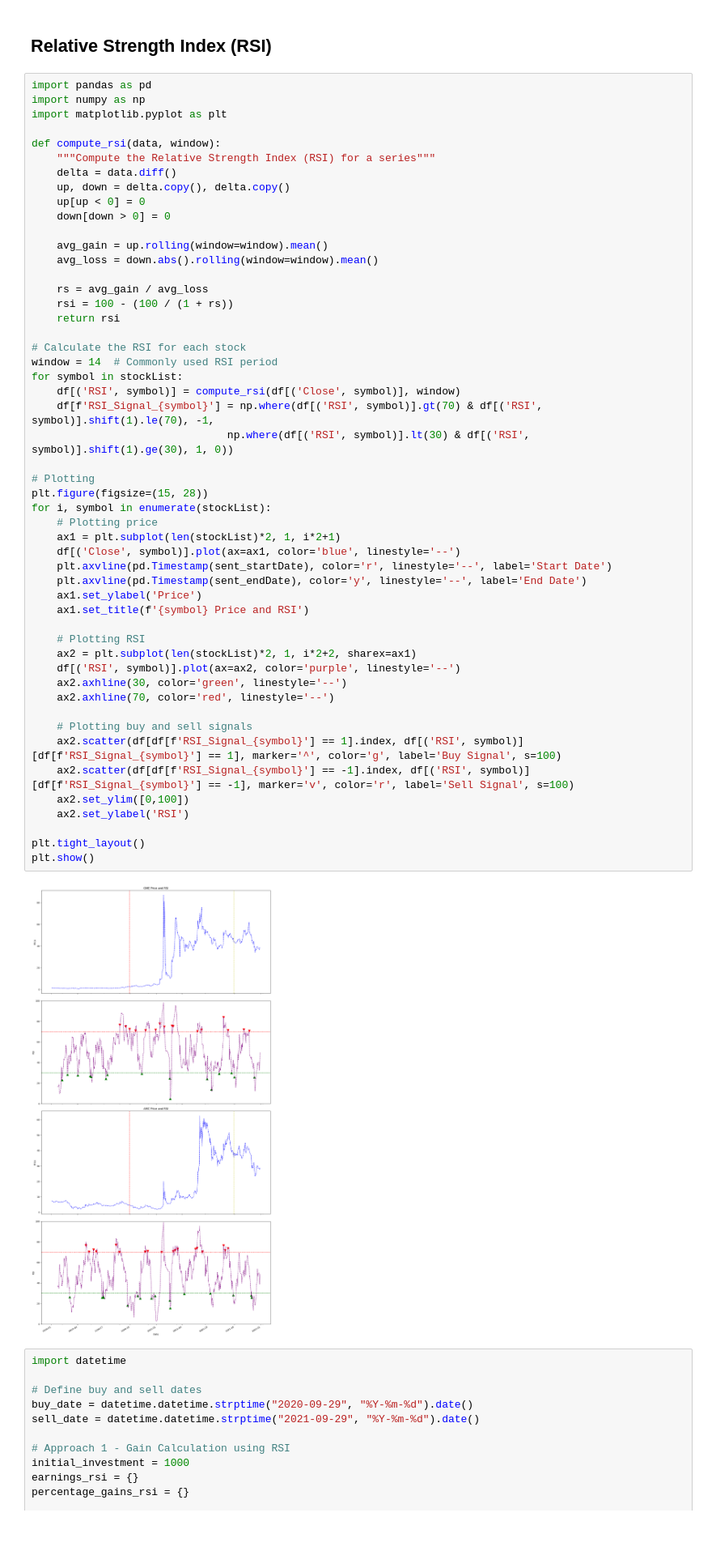
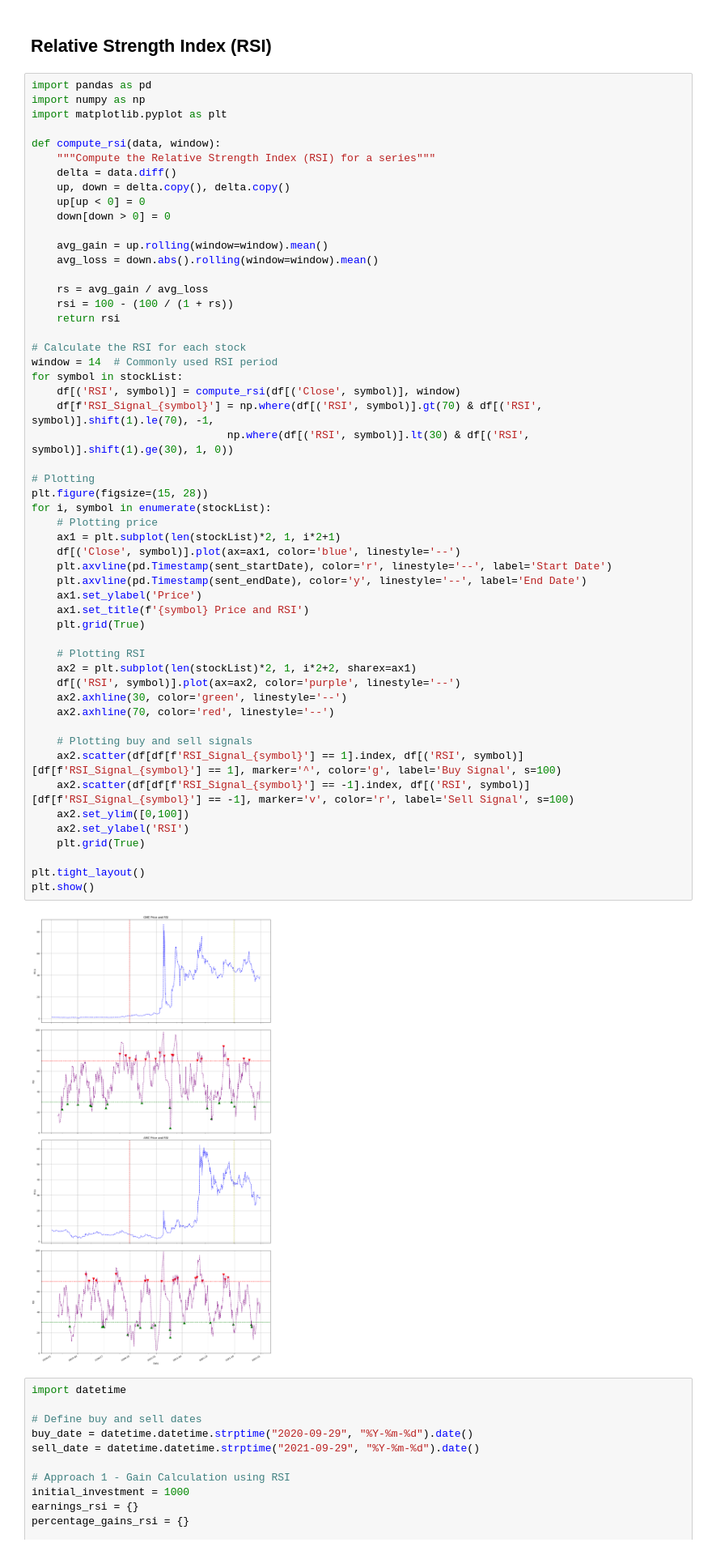
Before and after one commit to AmiraliLalehpour/MMAI-823-Final-Project, a Jupyter notebook: Amir/temp.ipynb, the cells around one changed output. Shown at 81% size. Drawn from its saved outputs; the diff is of its cells as text.

```diff
--- a/Amir/temp.ipynb
+++ b/Amir/temp.ipynb
@@ -1197,34 +1190,36 @@ for symbol in stockList:
     df[('RSI', symbol)] = compute_rsi(df[('Close', symbol)], window)
     df[f'RSI_Signal_{symbol}'] = np.where(df[('RSI', symbol)].gt(70) & df[('RSI', symbol)].shift(1).le(70), -1,
                                np.where(df[('RSI', symbol)].lt(30) & df[('RSI', symbol)].shift(1).ge(30), 1, 0))
 
 # Plotting
 plt.figure(figsize=(15, 28))
 for i, symbol in enumerate(stockList):
     # Plotting price
     ax1 = plt.subplot(len(stockList)*2, 1, i*2+1)
     df[('Close', symbol)].plot(ax=ax1, color='blue', linestyle='--')
     plt.axvline(pd.Timestamp(sent_startDate), color='r', linestyle='--', label='Start Date')
     plt.axvline(pd.Timestamp(sent_endDate), color='y', linestyle='--', label='End Date')
     ax1.set_ylabel('Price')
     ax1.set_title(f'{symbol} Price and RSI')
+    plt.grid(True)
 
     # Plotting RSI
     ax2 = plt.subplot(len(stockList)*2, 1, i*2+2, sharex=ax1)
     df[('RSI', symbol)].plot(ax=ax2, color='purple', linestyle='--')
     ax2.axhline(30, color='green', linestyle='--')
     ax2.axhline(70, color='red', linestyle='--')
 
     # Plotting buy and sell signals
     ax2.scatter(df[df[f'RSI_Signal_{symbol}'] == 1].index, df[('RSI', symbol)][df[f'RSI_Signal_{symbol}'] == 1], marker='^', color='g', label='Buy Signal', s=100)
     ax2.scatter(df[df[f'RSI_Signal_{symbol}'] == -1].index, df[('RSI', symbol)][df[f'RSI_Signal_{symbol}'] == -1], marker='v', color='r', label='Sell Signal', s=100)
     ax2.set_ylim([0,100])
     ax2.set_ylabel('RSI')
+    plt.grid(True)
 
 plt.tight_layout()
 plt.show()
 # %% [output]
-[figure, old version]
+[figure, new version]
 # %%
 import datetime
 
```
Also changed, not shown: parts of 9 cells of this notebook.
